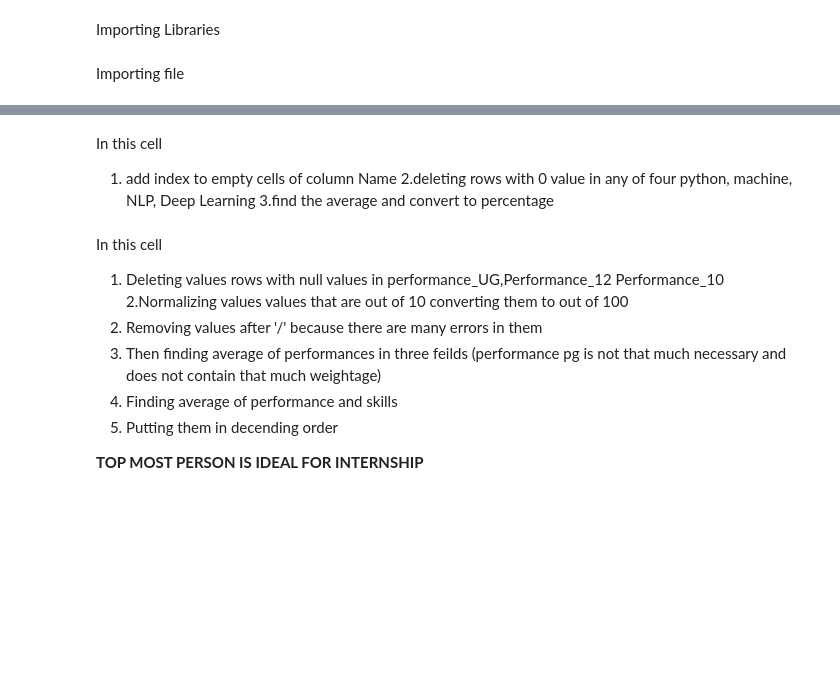
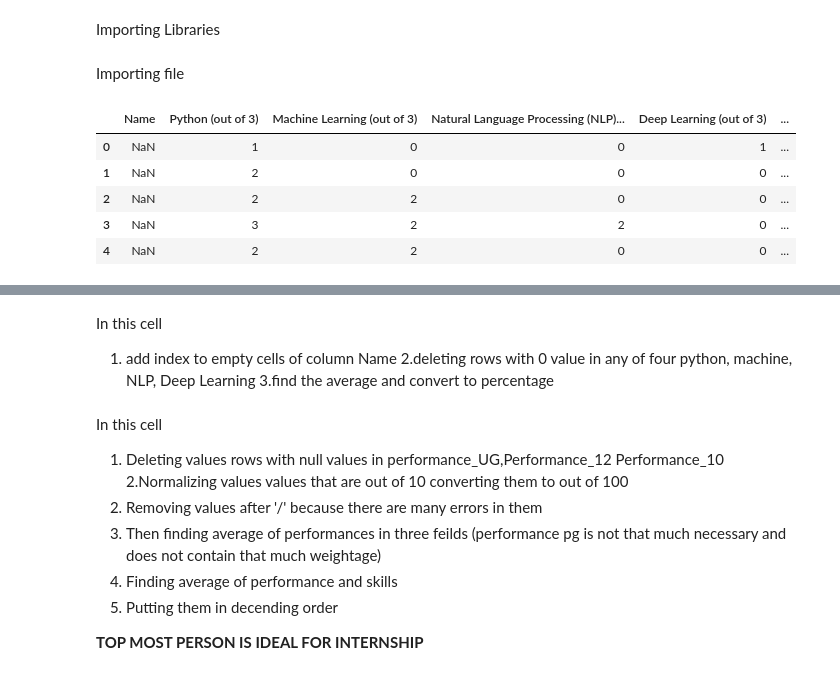
Before and after one commit to kartik-555/data-analytics, a Jupyter notebook: data_analysis.ipynb, the cells around one changed output, grey strips where cells are left out. Saved outputs shown, nothing was run; the diff lists cells and outputs as text; code cells hidden in the pictures; blank space fills up the shorter version.

```diff
--- a/data_analysis.ipynb
+++ b/data_analysis.ipynb
@@ -13,3 +8,12 @@ import pandas as pd
 Importing file
 # %%
 data=pd.read_excel('/content/Applications_for_Machine_Learning_internship_edited.xlsx')
+# %%
+data.head()
+# %% [output]
+|  | Name | Python (out of 3) | Machine Learning (out of 3) | Natural Language Processing (NLP)... | Deep Learning (out of 3) | ... |
+| 0 | NaN | 1 | 0 | 0 | 1 | ... |
+| 1 | NaN | 2 | 0 | 0 | 0 | ... |
+| 2 | NaN | 2 | 2 | 0 | 0 | ... |
+| 3 | NaN | 3 | 2 | 2 | 0 | ... |
+| 4 | NaN | 2 | 2 | 0 | 0 | ... |
```
Also changed, not shown: parts of 3 cells of this notebook.
